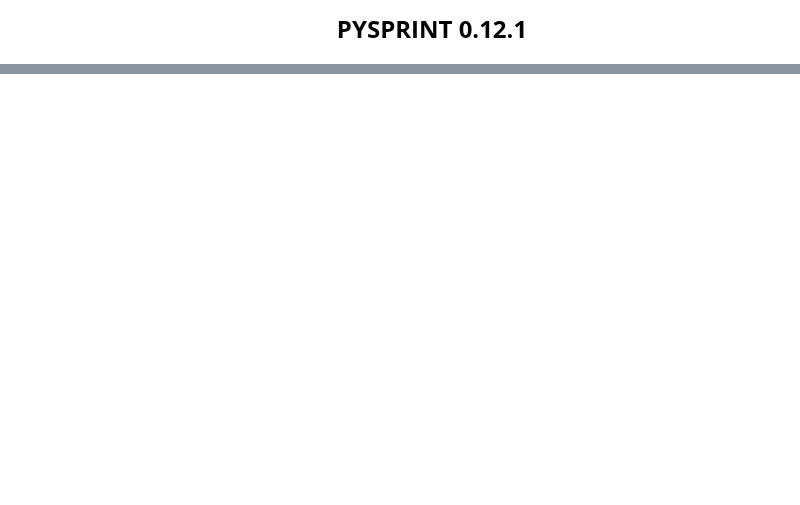
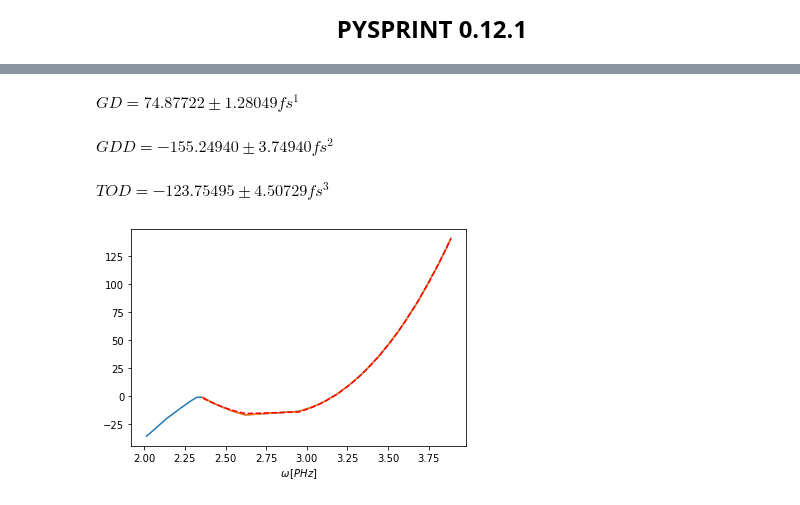
Before and after one commit to Ptrskay3/PySprint, a Jupyter notebook: doc/hu/Pysprint_leiras_7_MinMaxMethod.ipynb, the cells around one changed output, grey strips where cells are left out. Drawn from its saved outputs; the diff is of its cells as text; code cells hidden in the pictures; blank space fills up the shorter version.

```diff
--- a/doc/hu/Pysprint_leiras_7_MinMaxMethod.ipynb
+++ b/doc/hu/Pysprint_leiras_7_MinMaxMethod.ipynb
@@ -35,0 +90,18 @@ A `detect_peak` és a `detect_peak_cwt` rögzíti automatikusan a minimumok és
+# %%
+%matplotlib inline
+# ∧
+# |
+# |
+# ---- visszaváltás inline plotokra
+
+# Itt nem adok meg SPP_callbacks értéket, hanem magára az objektumra állítom be
+# az állandó fázisú pont helyét. Ekkor ezt fogja a használni a program.
+# Ha mindkettő adott, akkor az SPP_callbacks argumentum értéke preferált.
+m.positions = 2.77
+
+m.calculate(reference_point=2.355, order=3, allow_parallel=True, show_graph=True);
+# %% [output]
+$\displaystyle GD = 74.87722 ± 1.28049 fs^1$
+$\displaystyle GDD = -155.24940 ± 3.74940 fs^2$
+$\displaystyle TOD = -123.75495 ± 4.50729 fs^3$
+[figure, added]
```
Also changed, not shown: parts of 33 cells of this notebook, 17 other files.
